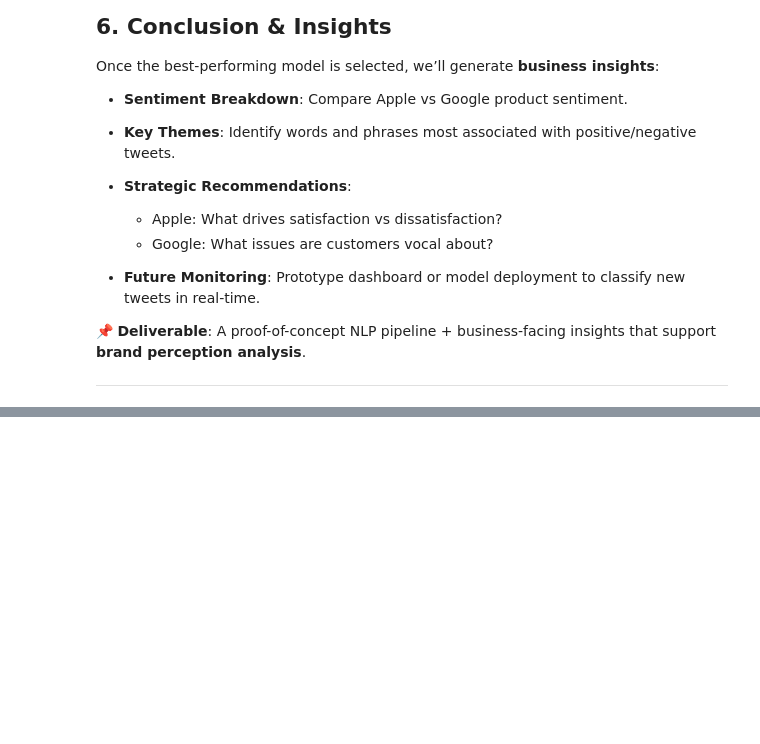
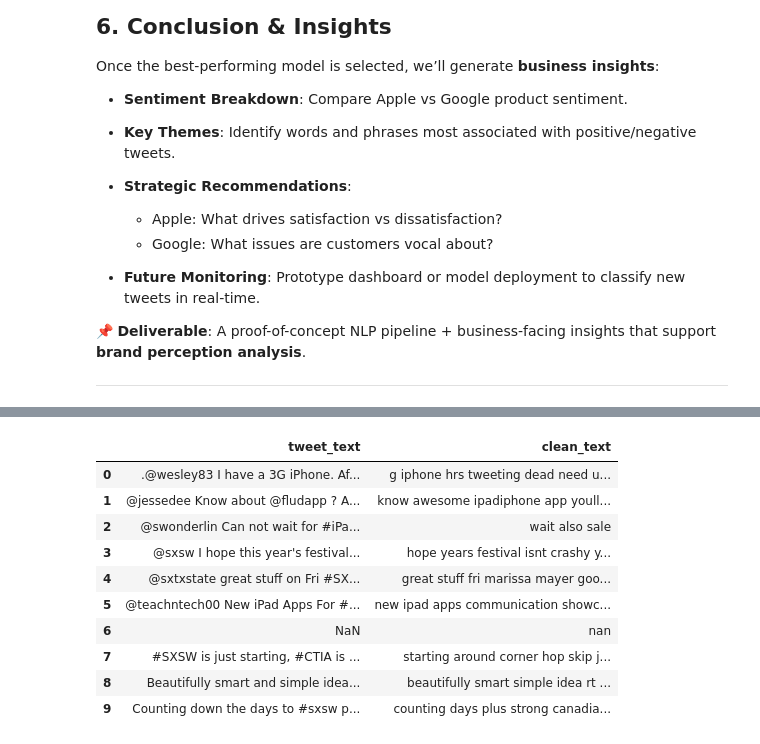
Before and after one commit to g-eez/dsc-phase-4-project, a Jupyter notebook: notebook.ipynb, the cells around one changed output, grey strips where cells are left out. Drawn from its saved outputs; the diff is of its cells as text; code cells hidden in the pictures; blank space fills up the shorter version.

```diff
--- a/notebook.ipynb
+++ b/notebook.ipynb
@@ -150,0 +430,52 @@ Once the best-performing model is selected, we’ll generate **business insights
+# %%
+
+# Define English stopwords
+stop_words = set(stopwords.words("english"))
+
+def clean_tweet(text):
+    """
+    Function to clean tweet text:
+    1. Lowercasing
+    2. Remove URLs, mentions, hashtags
+    3. Remove punctuation, numbers
+    4. Remove extra spaces
+    5. Remove stopwords
+    """
+    # Lowercase
+    text = text.lower()
+
+    # Remove URLs
+    text = re.sub(r"http\S+|www\S+|https\S+", "", text)
+
+    # Remove mentions and hashtags
+    text = re.sub(r"@\w+|#\w+", "", text)
+
+    # Remove punctuation and numbers
+    text = re.sub(r"[^a-z\s]", "", text)
+
+    # Tokenize
+    tokens = text.split()
+
+    # Remove stopwords
+    tokens = [word for word in tokens if word not in stop_words]
+
+    # Rejoin
+    return " ".join(tokens)
+
+# Apply cleaning
+df["clean_text"] = df["tweet_text"].astype(str).apply(clean_tweet)
+
+# Display a few examples before and after cleaning
+df[["tweet_text", "clean_text"]].head(10)
+# %% [output]
+|  | tweet_text | clean_text |
+| 0 | .@wesley83 I have a 3G iPhone. Af... | g iphone hrs tweeting dead need u... |
+| 1 | @jessedee Know about @fludapp ? A... | know awesome ipadiphone app youll... |
+| 2 | @swonderlin Can not wait for #iPa... | wait also sale |
+| 3 | @sxsw I hope this year's festival... | hope years festival isnt crashy y... |
+| 4 | @sxtxstate great stuff on Fri #SX... | great stuff fri marissa mayer goo... |
+| 5 | @teachntech00 New iPad Apps For #... | new ipad apps communication showc... |
+| 6 | NaN | nan |
+| 7 | #SXSW is just starting, #CTIA is ... | starting around corner hop skip j... |
+| 8 | Beautifully smart and simple idea... | beautifully smart simple idea rt ... |
+| 9 | Counting down the days to #sxsw p... | counting days plus strong canadia... |
```
Also changed, not shown: parts of 17 cells of this notebook.
